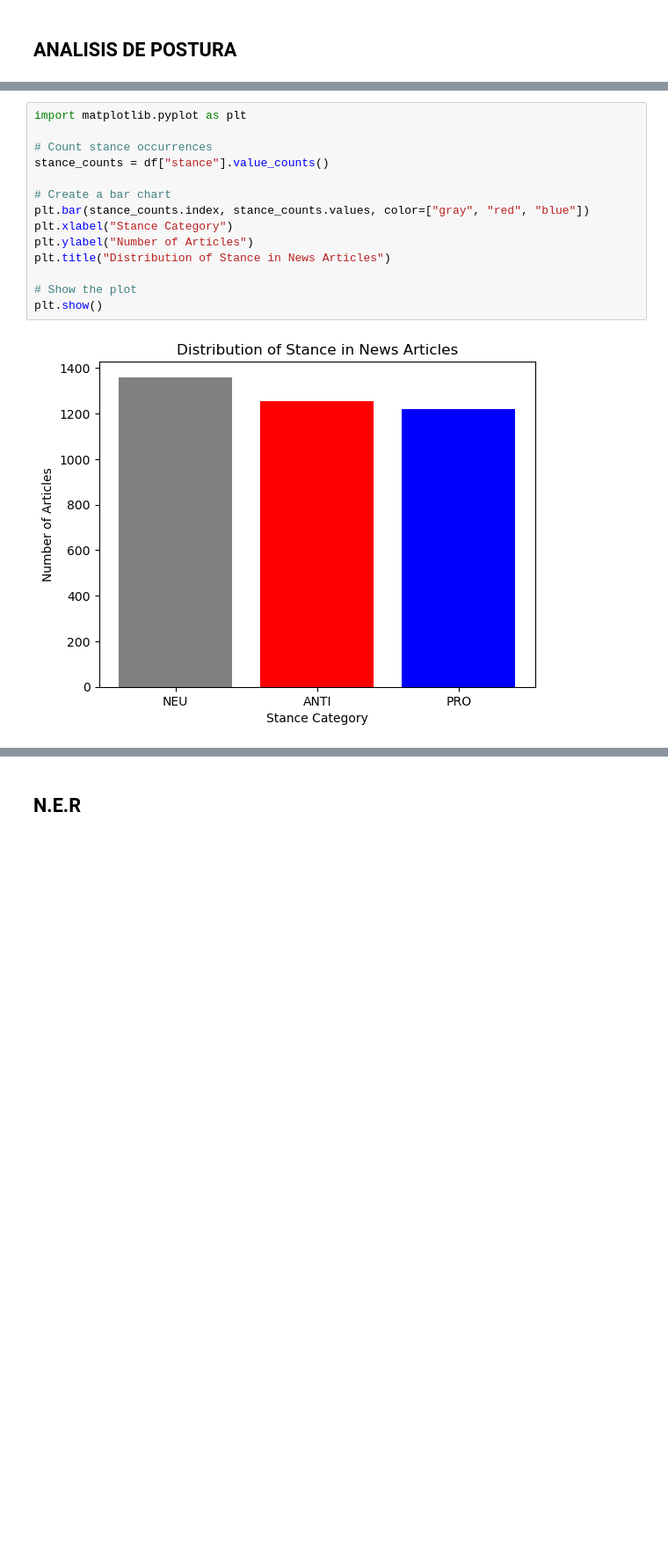
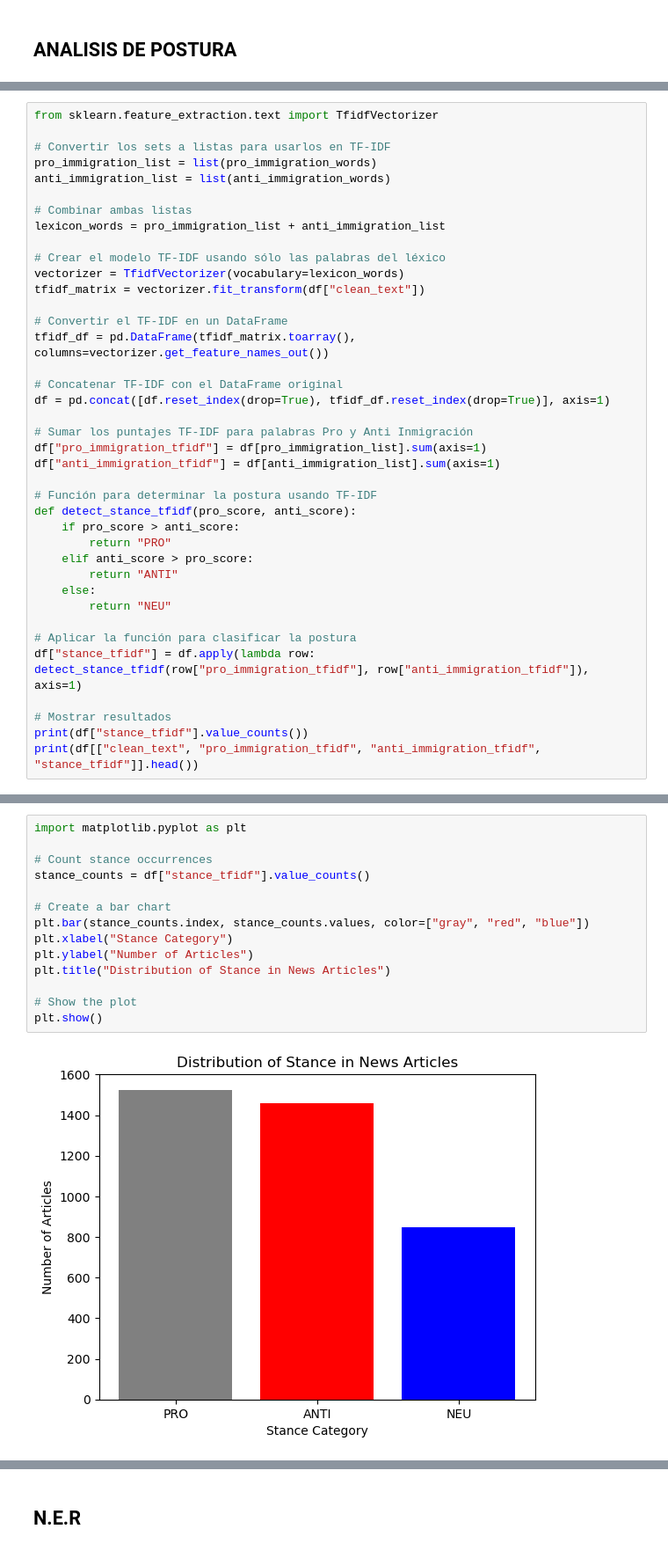
Before and after one commit to JAYCANGI/TFG, a Jupyter notebook: Models/models.ipynb, the cells around one changed output, grey strips where cells are left out. Shown at 88% size. Drawn from its saved outputs; the diff is of its cells as text; blank space fills up the shorter version.

Commit message:
testing different models 21/03

```diff
--- a/Models/models.ipynb
+++ b/Models/models.ipynb
@@ -237,0 +225,39 @@ Name: count, dtype: int64
+# %%
+from sklearn.feature_extraction.text import TfidfVectorizer
+
+# Convertir los sets a listas para usarlos en TF-IDF
+pro_immigration_list = list(pro_immigration_words)
+anti_immigration_list = list(anti_immigration_words)
+
+# Combinar ambas listas
+lexicon_words = pro_immigration_list + anti_immigration_list
+
+# Crear el modelo TF-IDF usando sólo las palabras del léxico
+vectorizer = TfidfVectorizer(vocabulary=lexicon_words)
+tfidf_matrix = vectorizer.fit_transform(df["clean_text"])
+
+# Convertir el TF-IDF en un DataFrame
+tfidf_df = pd.DataFrame(tfidf_matrix.toarray(), columns=vectorizer.get_feature_names_out())
+
+# Concatenar TF-IDF con el DataFrame original
+df = pd.concat([df.reset_index(drop=True), tfidf_df.reset_index(drop=True)], axis=1)
+
+# Sumar los puntajes TF-IDF para palabras Pro y Anti Inmigración
+df["pro_immigration_tfidf"] = df[pro_immigration_list].sum(axis=1)
+df["anti_immigration_tfidf"] = df[anti_immigration_list].sum(axis=1)
+
+# Función para determinar la postura usando TF-IDF
+def detect_stance_tfidf(pro_score, anti_score):
+    if pro_score > anti_score:
+        return "PRO"
+    elif anti_score > pro_score:
+        return "ANTI"
+    else:
+        return "NEU"
+
+# Aplicar la función para clasificar la postura
+df["stance_tfidf"] = df.apply(lambda row: detect_stance_tfidf(row["pro_immigration_tfidf"], row["anti_immigration_tfidf"]), axis=1)
+
+# Mostrar resultados
+print(df["stance_tfidf"].value_counts())
+print(df[["clean_text", "pro_immigration_tfidf", "anti_immigration_tfidf", "stance_tfidf"]].head())
@@ -238,17 +283,17 @@ Name: count, dtype: int64
 # %%
 import matplotlib.pyplot as plt
 
 # Count stance occurrences
-stance_counts = df["stance"].value_counts()
+stance_counts = df["stance_tfidf"].value_counts()
 
 # Create a bar chart
 plt.bar(stance_counts.index, stance_counts.values, color=["gray", "red", "blue"])
 plt.xlabel("Stance Category")
 plt.ylabel("Number of Articles")
 plt.title("Distribution of Stance in News Articles")
 
 # Show the plot
 plt.show()
 # %% [output]
-[figure, old version]
+[figure, new version]
 # %%
```
Also changed, not shown: parts of 70 cells of this notebook, 3 other files.
